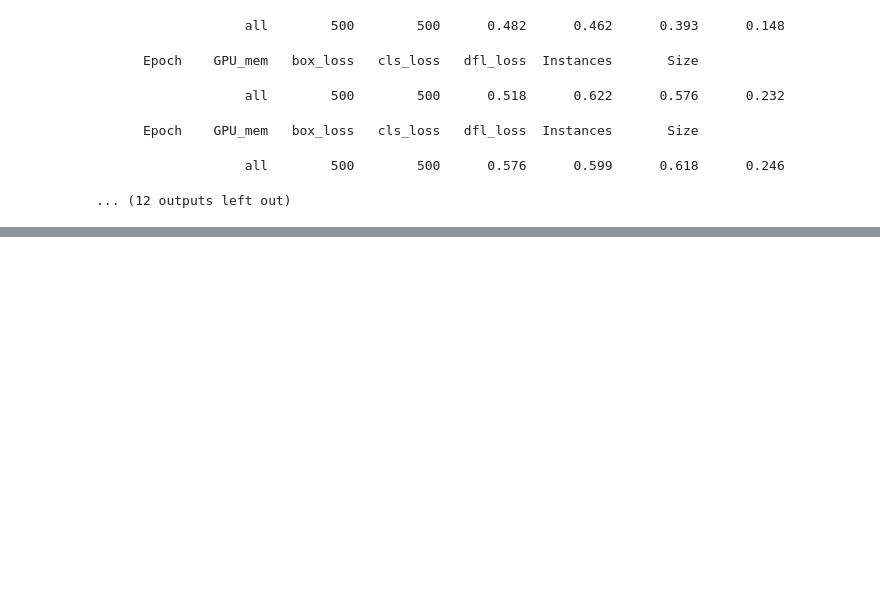
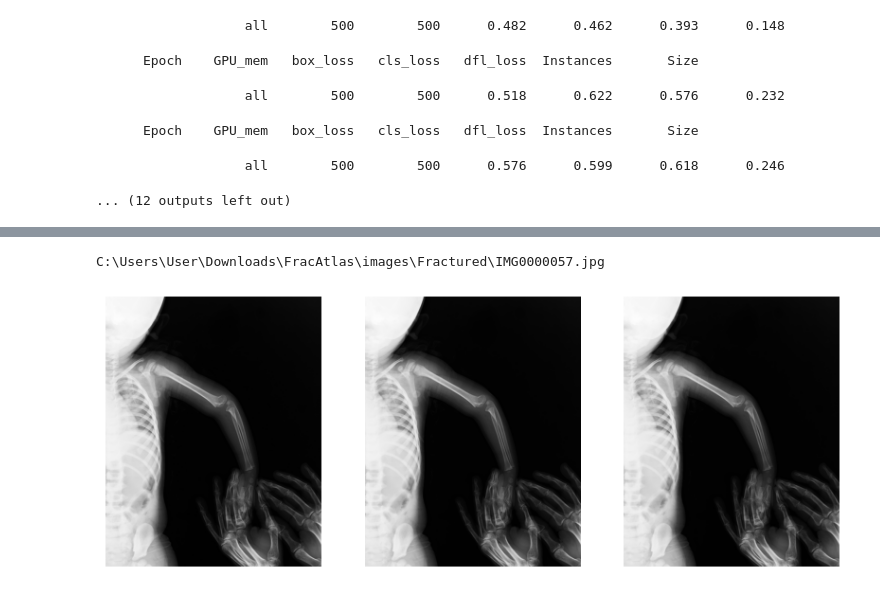
Before and after one commit to Leohoji/Fracture-Identification-System, a Jupyter notebook: bone_fracture_detection.ipynb, the cells around one changed output, grey strips where cells are left out. Saved outputs shown, nothing was run; the diff lists cells and outputs as text; code cells hidden in the pictures; blank space fills up the shorter version.

Commit message:
Refactor codes for binary classification training

```diff
--- a/bone_fracture_detection.ipynb
+++ b/bone_fracture_detection.ipynb
@@ -1735,4 +1025,0 @@ image_datasets['val'].class_to_idx
-# %%
-for images in image_datasets['val']:
-    print(images[0].shape)
-    break
@@ -2659,11 +1025,0 @@ Finished Training
-# %%
-from PIL import Image
-invalid_images = []  # 用於存儲不合法影像的路徑
-for file_path in train_frac_images:
-    try:
-        # 嘗試打開影像
-        with Image.open(file_path) as img:
-            img.verify()  # 檢查影像文件是否損壞
-    except (IOError, SyntaxError) as e:
-        print(f"無法處理影像: {file_path}, 錯誤: {e}")
-        invalid_images.append(file_path)  # 添加不合法影像到列表
@@ -2778,0 +1325,8 @@ Starting training for 10 epochs...
+# %%
+import torch.nn as nn
+import torch.optim as optim
+
+model = EfficientNet.from_pretrained('efficientnet-b6')
+num_ftrs = model._fc.in_features
+model._fc = nn.Linear(num_ftrs, 2)  # Assuming binary classification
+model.to(device)
@@ -2778,0 +1404,22 @@ Starting training for 10 epochs...
+# %%
+# Realize several image processing techniques
+image_path = random.choice(fractured_images)
+print(image_path)
+original_image = cv2.imread(image_path)
+
+# Median Filter
+median_filtered_image = cv2.medianBlur(original_image, 5) # 5x5 濾波器大小
+
+# Gaussian Filter
+gaussian_filtered_image = cv2.GaussianBlur(original_image, (5, 5), 0) # 5x5 濾波器大小，sigmaX=0 表示自動計算
+
+images_for_plot = [original_image, median_filtered_image, gaussian_filtered_image]
+plt.figure(figsize=(10, 4))
+for i, img in enumerate(images_for_plot):
+    plt.subplot(1, len(images_for_plot), i+1)
+    plt.imshow(img)
+    plt.axis('off')
+plt.show()
+# %% [output]
+C:\Users\User\Downloads\FracAtlas\images\Fractured\IMG0000057.jpg
+[figure, added]
```
Also changed, not shown: parts of 121 cells of this notebook, 46 other files.
